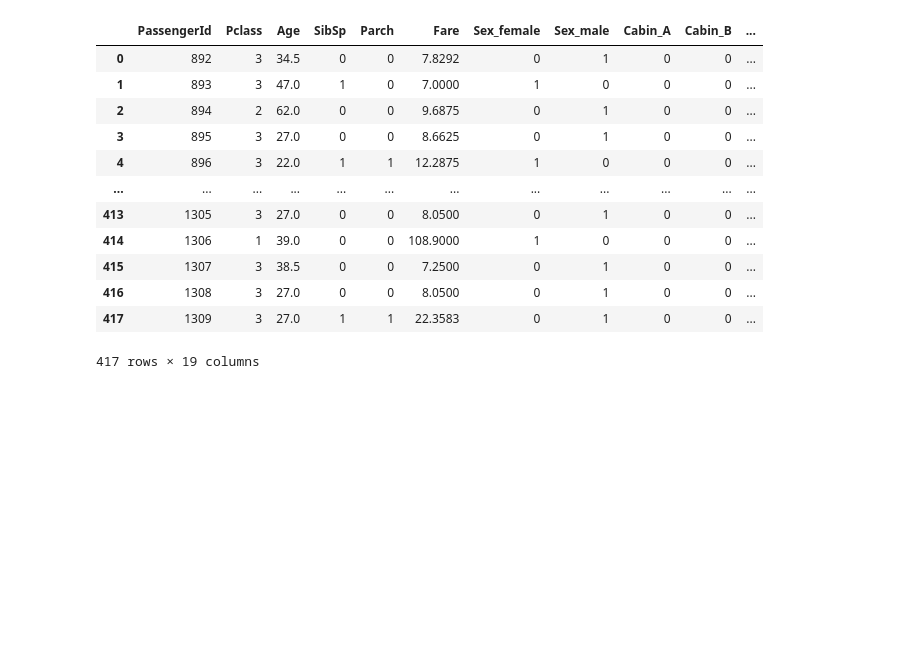
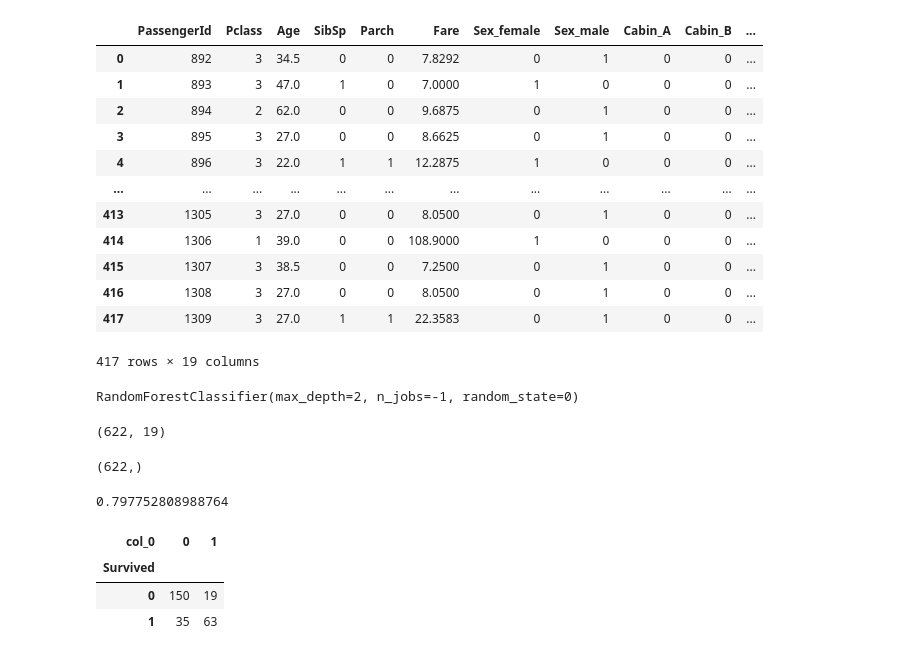
Before and after one commit to XDEBUF/titanic, a Jupyter notebook: titanic.ipynb, the cells around one changed output. Drawn from its saved outputs; the diff is of its cells as text; code cells hidden in the pictures; blank space fills up the shorter version.

Commit message:
Classification avec un classificateur RandomForest

```diff
--- a/titanic.ipynb
+++ b/titanic.ipynb
@@ -114,0 +121,29 @@ df
+# %%
+X_train, X_test,y_train, y_test = train_test_split(features,target, test_size=0.3, random_state=3142)
+# %%
+clf = RandomForestClassifier(max_depth=2, random_state=0, n_jobs=-1)
+# %%
+clf.fit(X_train,y_train)
+# %% [output]
+RandomForestClassifier(max_depth=2, n_jobs=-1, random_state=0)
+# %%
+X_train.shape
+# %% [output]
+(622, 19)
+# %%
+y_train.shape
+# %% [output]
+(622,)
+# %%
+clf.score(X_test, y_test)
+# %% [output]
+0.797752808988764
+# %%
+y_pred = clf.predict(X_test)
+# %%
+pd.crosstab(y_test,y_pred)
+# %% [output]
+| col_0 | 0 | 1 |
+| Survived |  |  |
+| 0 | 150 | 19 |
+| 1 | 35 | 63 |
```
Also changed, not shown: parts of 2 cells of this notebook.
